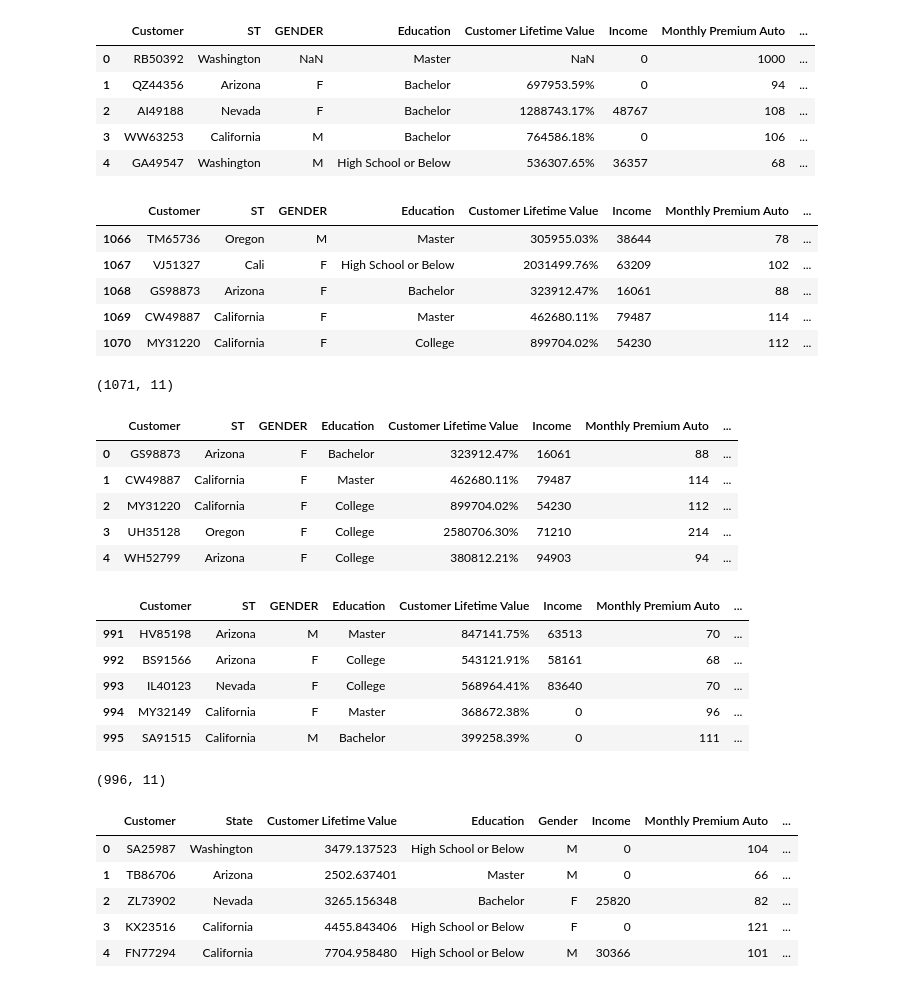
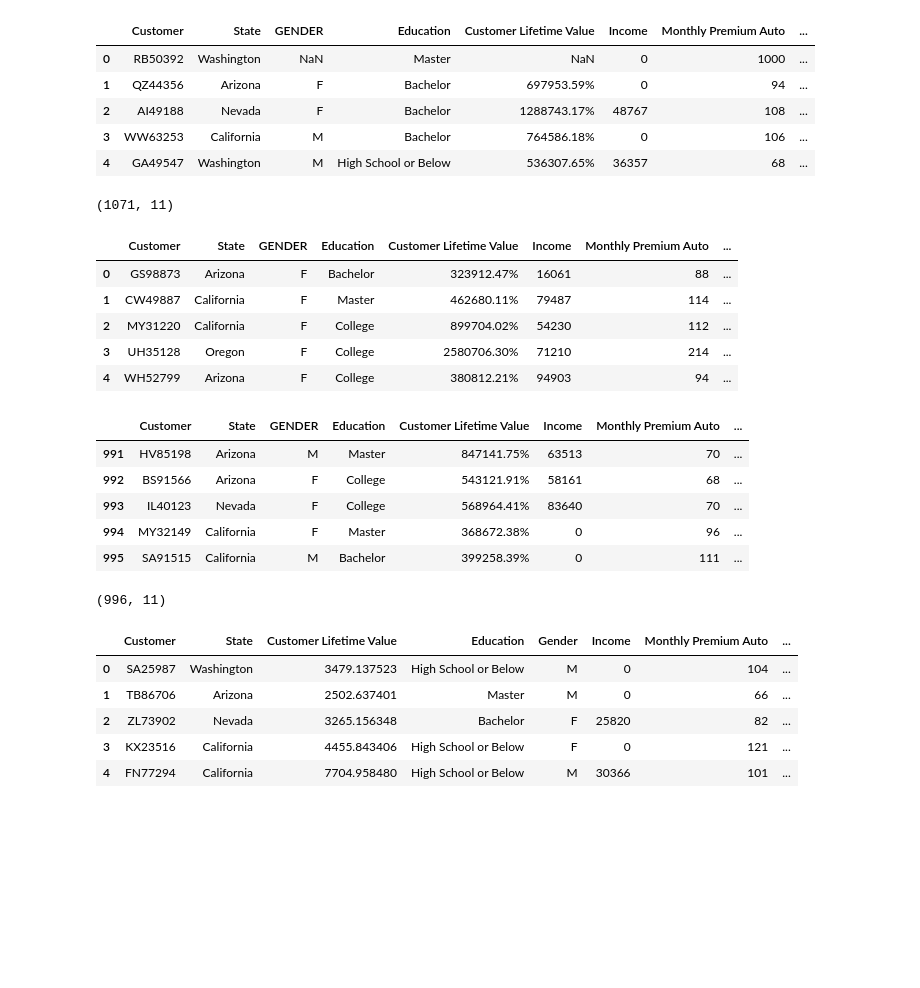
Before and after one commit to tanyaz80/lab-customer-analysis-round-1, a Jupyter notebook: solution.ipynb, the cells around one changed output. Saved outputs shown, nothing was run; the diff lists cells and outputs as text; code cells hidden in the pictures; blank space fills up the shorter version.

Commit message:
Fixing double columns

```diff
--- a/solution.ipynb
+++ b/solution.ipynb
@@ -2,37 +2,33 @@
 import pandas as pd  # keywords are highlighted in green, other strings in red, etc.
 import numpy as np
 # %%
+#Read the three files into python as dataframes
 file1= pd.read_excel('file1.xlsx')
+file1.rename(columns = {'ST':'State'}, inplace = True)
 display(file1.head()) #first 5 lines. note index of row is the same as a number of a row
-display(file1.tail())
 file1.shape
 # %% [output]
-|  | Customer | ST | GENDER | Education | Customer Lifetime Value | Income | Monthly Premium Auto | ... |
+|  | Customer | State | GENDER | Education | Customer Lifetime Value | Income | Monthly Premium Auto | ... |
 | 0 | RB50392 | Washington | NaN | Master | NaN | 0 | 1000 | ... |
 | 1 | QZ44356 | Arizona | F | Bachelor | 697953.59% | 0 | 94 | ... |
 | 2 | AI49188 | Nevada | F | Bachelor | 1288743.17% | 48767 | 108 | ... |
 | 3 | WW63253 | California | M | Bachelor | 764586.18% | 0 | 106 | ... |
 | 4 | GA49547 | Washington | M | High School or Below | 536307.65% | 36357 | 68 | ... |
-|  | Customer | ST | GENDER | Education | Customer Lifetime Value | Income | Monthly Premium Auto | ... |
-| 1066 | TM65736 | Oregon | M | Master | 305955.03% | 38644 | 78 | ... |
-| 1067 | VJ51327 | Cali | F | High School or Below | 2031499.76% | 63209 | 102 | ... |
-| 1068 | GS98873 | Arizona | F | Bachelor | 323912.47% | 16061 | 88 | ... |
-| 1069 | CW49887 | California | F | Master | 462680.11% | 79487 | 114 | ... |
-| 1070 | MY31220 | California | F | College | 899704.02% | 54230 | 112 | ... |
 (1071, 11)
 # %%
 file2= pd.read_excel('file2.xlsx')
+file2.rename(columns = {'ST':'State'}, inplace = True)
 display(file2.head()) #first 5 lines. note index of row is the same as a number of a row
 display(file2.tail())
 file2.shape
 # %% [output]
-|  | Customer | ST | GENDER | Education | Customer Lifetime Value | Income | Monthly Premium Auto | ... |
+|  | Customer | State | GENDER | Education | Customer Lifetime Value | Income | Monthly Premium Auto | ... |
 | 0 | GS98873 | Arizona | F | Bachelor | 323912.47% | 16061 | 88 | ... |
 | 1 | CW49887 | California | F | Master | 462680.11% | 79487 | 114 | ... |
 | 2 | MY31220 | California | F | College | 899704.02% | 54230 | 112 | ... |
 | 3 | UH35128 | Oregon | F | College | 2580706.30% | 71210 | 214 | ... |
 | 4 | WH52799 | Arizona | F | College | 380812.21% | 94903 | 94 | ... |
-|  | Customer | ST | GENDER | Education | Customer Lifetime Value | Income | Monthly Premium Auto | ... |
+|  | Customer | State | GENDER | Education | Customer Lifetime Value | Income | Monthly Premium Auto | ... |
 | 991 | HV85198 | Arizona | M | Master | 847141.75% | 63513 | 70 | ... |
 | 992 | BS91566 | Arizona | F | College | 543121.91% | 58161 | 68 | ... |
 | 993 | IL40123 | Nevada | F | College | 568964.41% | 83640 | 70 | ... |
```
Also changed, not shown: parts of 10 cells of this notebook.
